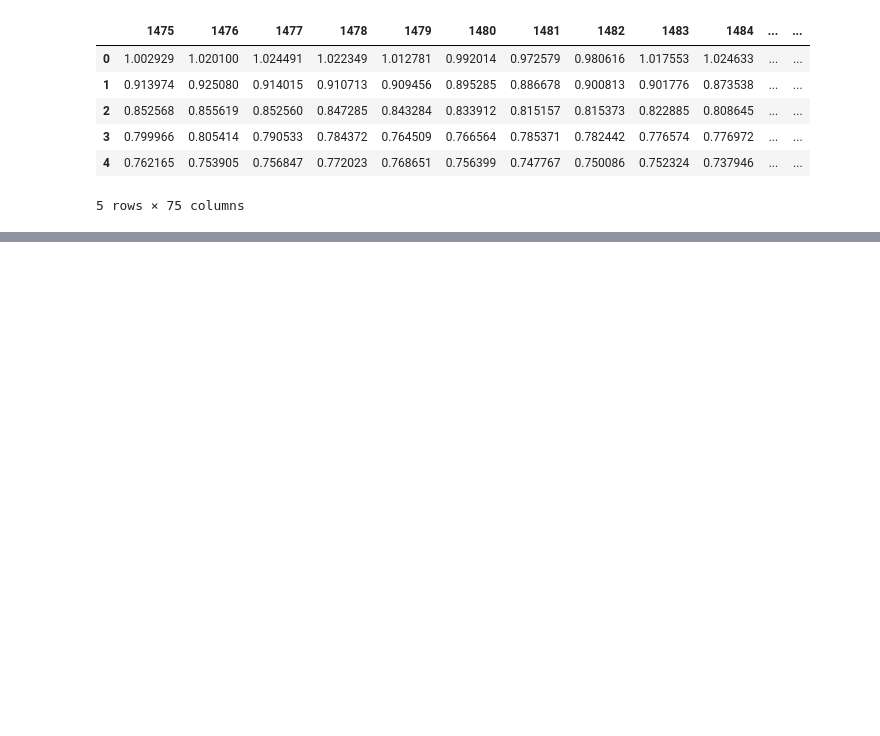
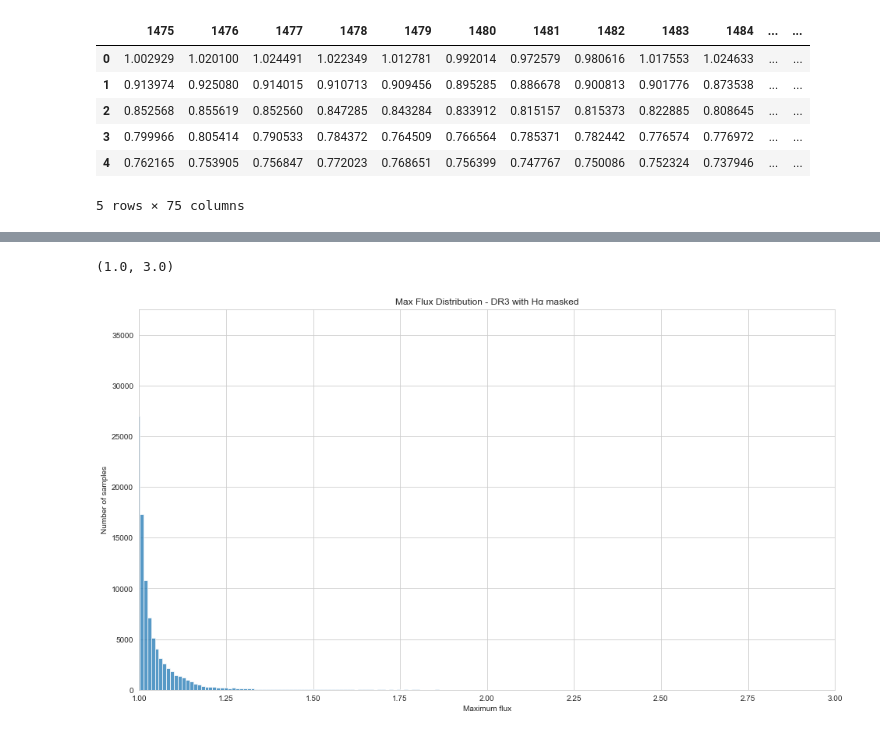
Before and after one commit to PravNJ/galah-test-nut, a Jupyter notebook: feature-engineering.ipynb, the cells around one changed output, grey strips where cells are left out. Cells and saved outputs as stored; diff of their text form; code cells hidden in the pictures; blank space fills up the shorter version.

```diff
--- a/feature-engineering.ipynb
+++ b/feature-engineering.ipynb
@@ -58,0 +82,15 @@ fset_cesium = featurize.featurize_time_series(times=wl_grid_list ,values=df_mask
+# %%
+import seaborn as sns
+plt.rcParams["figure.figsize"] = [16,9]
+sns.set_style('whitegrid')
+# %%
+fig, ax = plt.subplots()
+ax.hist(fset_cesium["maximum"], bins=5000, alpha=.75)
+ax.set_ylabel("Number of samples")
+ax.set_xlabel("Maximum flux")
+ax.set_title("Max Flux Distribution - DR3 with Hα masked")
+ax.set_xlim([1, 3.0])
+#ax.set_ylim([0, 5])
+# %% [output]
+(1.0, 3.0)
+[figure, added]
```
Also changed, not shown: parts of 9 cells of this notebook, 1 other file.
